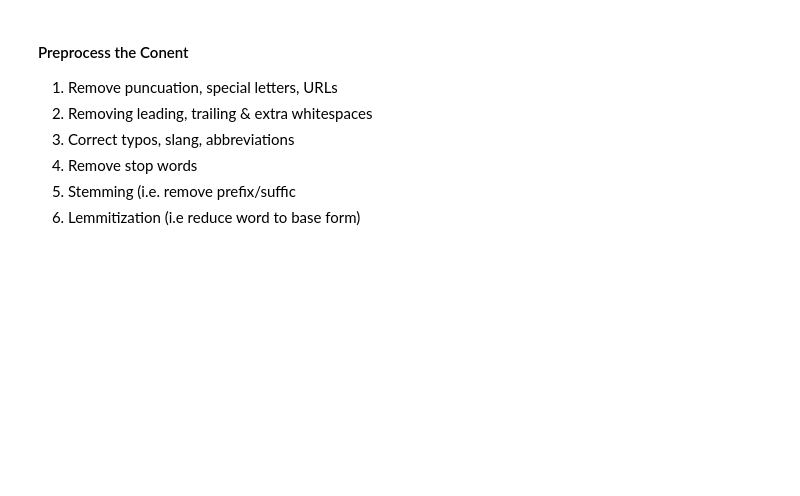
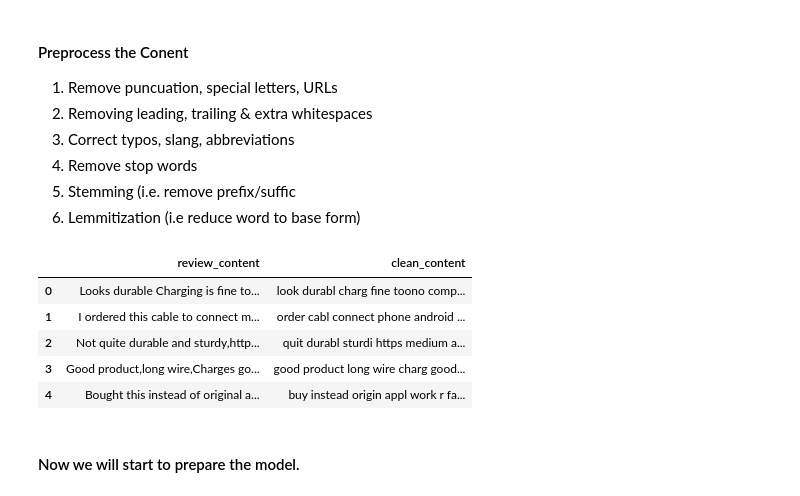
Before and after one commit to Sher213/Amazon-Data-Visualization, a Jupyter notebook: amazon-analysis.ipynb, the cells around one changed output. Drawn from its saved outputs; the diff is of its cells as text; code cells hidden in the pictures; blank space fills up the shorter version.

```diff
--- a/amazon-analysis.ipynb
+++ b/amazon-analysis.ipynb
@@ -356,7 +356,7 @@ data.dropna(subset=['review_content'], inplace=True)
 
 #word count
 print('\n\nA comparison of review title and the word count of the review content.')
-data['content_word_count'] = content['review_content'].apply(lambda x: len(str(x).split(' ')))
+data['content_word_count'] = data['review_content'].apply(lambda x: len(str(x).split(' ')))
 
 data[['review_title', 'content_word_count']].head()
 # %% [output]
@@ -422,32 +437,43 @@ def stopword(string):
 stemmer = SnowballStemmer('english')
 
 def stemming(string):
-    return ' '.join(stemmer.stem(string))
+    a = [stemmer.stem(i) for i in string.split()]
+    return ' '.join(a)
+
 
 
 wl = WordNetLemmatizer()
 
 # This is a helper function to map NTLK position tags
 def get_wordnet_pos(tag):
     if tag.startswith('J'):
         return wordnet.ADJ
     elif tag.startswith('V'):
         return wordnet.VERB
     elif tag.startswith('N'):
         return wordnet.NOUN
     elif tag.startswith('R'):
         return wordnet.ADV
     else:
         return wordnet.NOUN
 # Tokenize the sentence
 def lemmatizer(string):
     word_pos_tags = nltk.pos_tag(word_tokenize(string)) # Get position tags
     a=[wl.lemmatize(tag[0], get_wordnet_pos(tag[1])) for idx, tag in enumerate(word_pos_tags)]
     return " ".join(a)
 
 
 def finalpreprocess(string):
     return lemmatizer(stemming(stopword(preprocess(string))))
 
 data['clean_content'] = data['review_content'].apply(lambda x: finalpreprocess(x))
 data[['review_content', 'clean_content']].head()
+# %% [output]
+|  | review_content | clean_content |
+| 0 | Looks durable Charging is fine to... | look durabl charg fine toono comp... |
+| 1 | I ordered this cable to connect m... | order cabl connect phone android ... |
+| 2 | Not quite durable and sturdy,http... | quit durabl sturdi https medium a... |
+| 3 | Good product,long wire,Charges go... | good product long wire charg good... |
+| 4 | Bought this instead of original a... | buy instead origin appl work r fa... |
+# %% [markdown]
+#### Now we will start to prepare the model.
```
Also changed, not shown: parts of 8 cells of this notebook.
